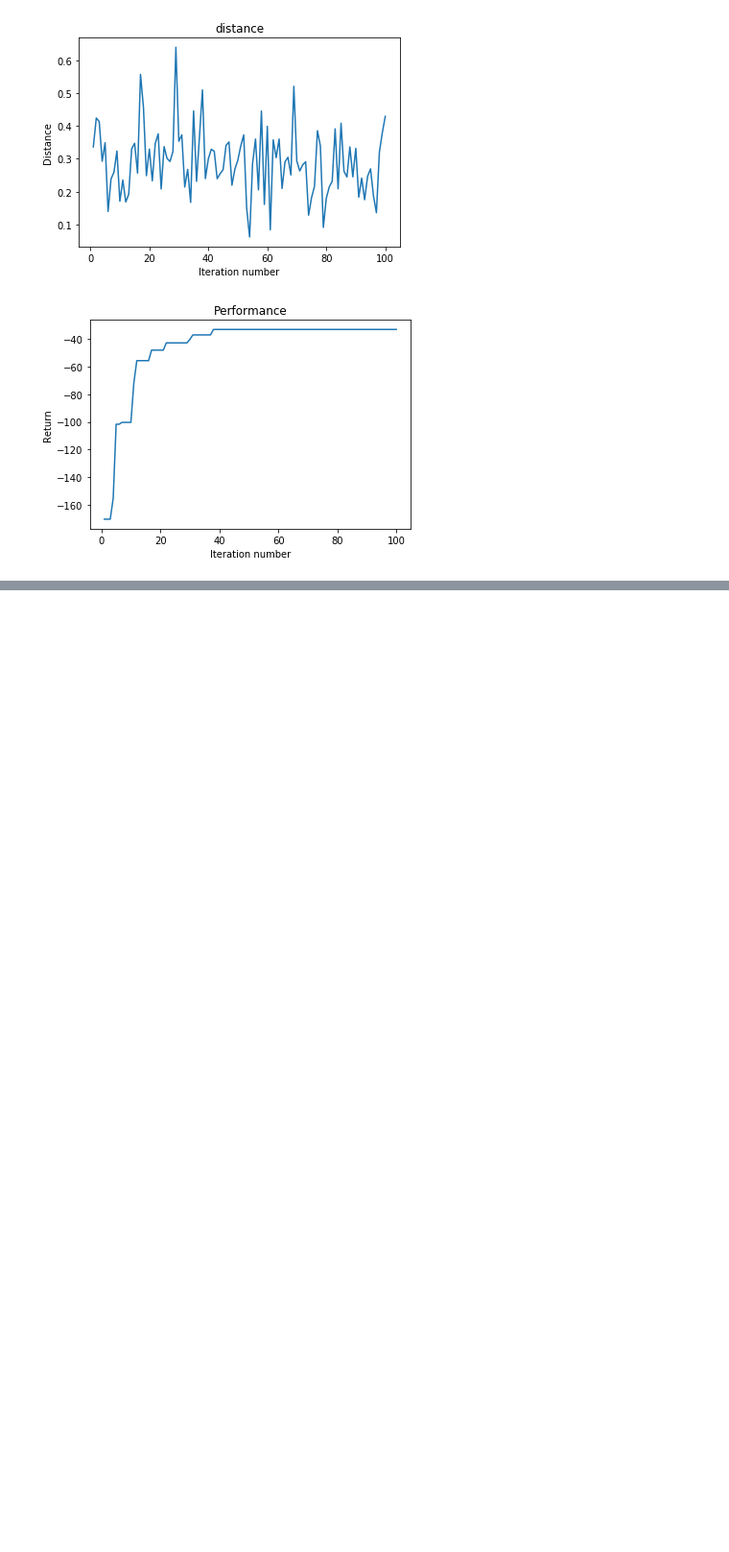
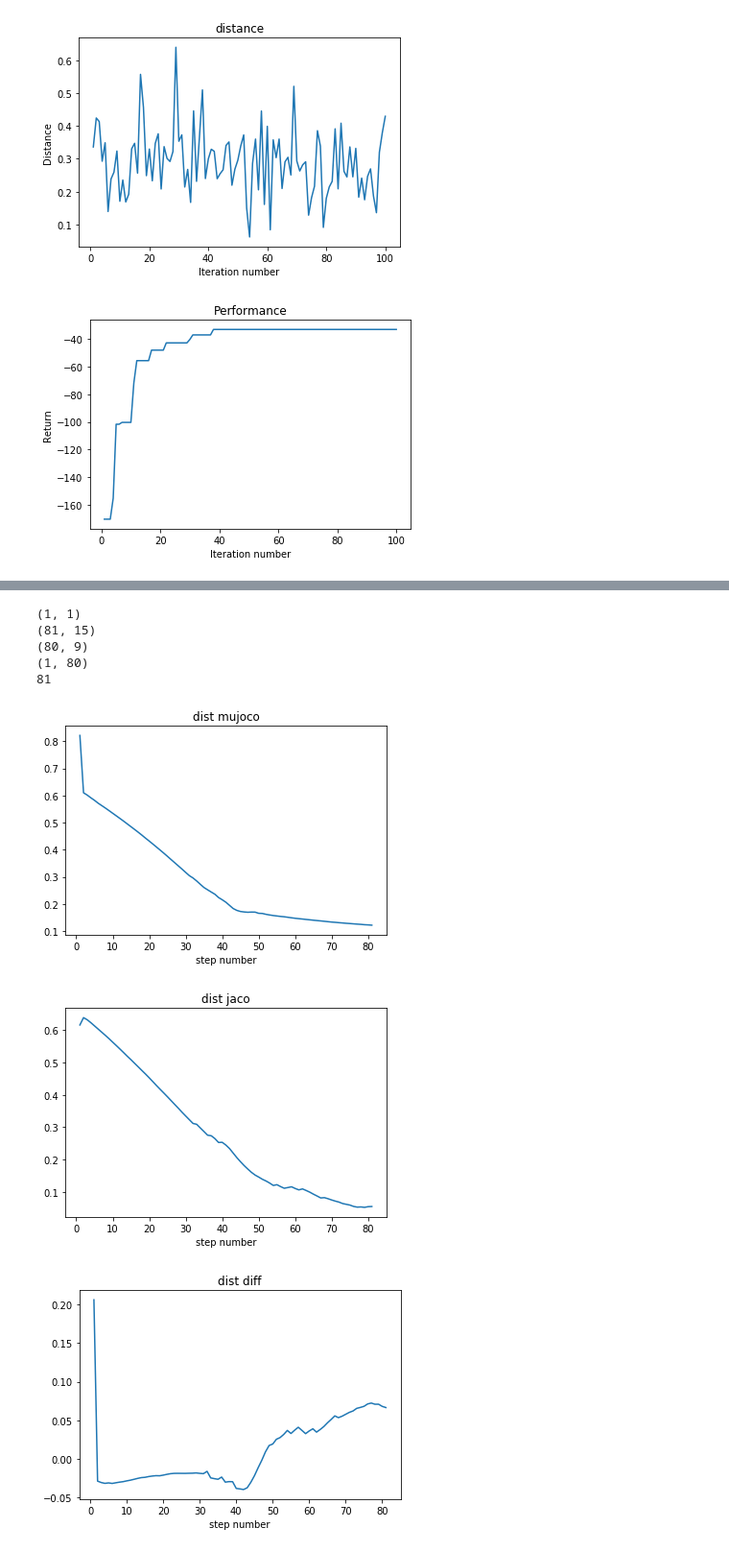
Before and after one commit to josherich/handful-of-trials-pytorch, a Jupyter notebook: plotter.ipynb, the cells around one changed output, grey strips where cells are left out. Shown at 96% size. Drawn from its saved outputs; the diff is of its cells as text; code cells hidden in the pictures; blank space fills up the shorter version.

```diff
--- a/plotter.ipynb
+++ b/plotter.ipynb
@@ -103,0 +234,11 @@ plot('./logs-tf-reacher.mat', 'gym')
+# %%
+plot_dynamics('output/1557431217.6681316')
+# %% [output]
+(1, 1)
+(81, 15)
+(80, 9)
+(1, 80)
+81
+[figure, added]
+[figure, added]
+[figure, added]
```
Also changed, not shown: parts of 6 cells of this notebook, 2 other files.
